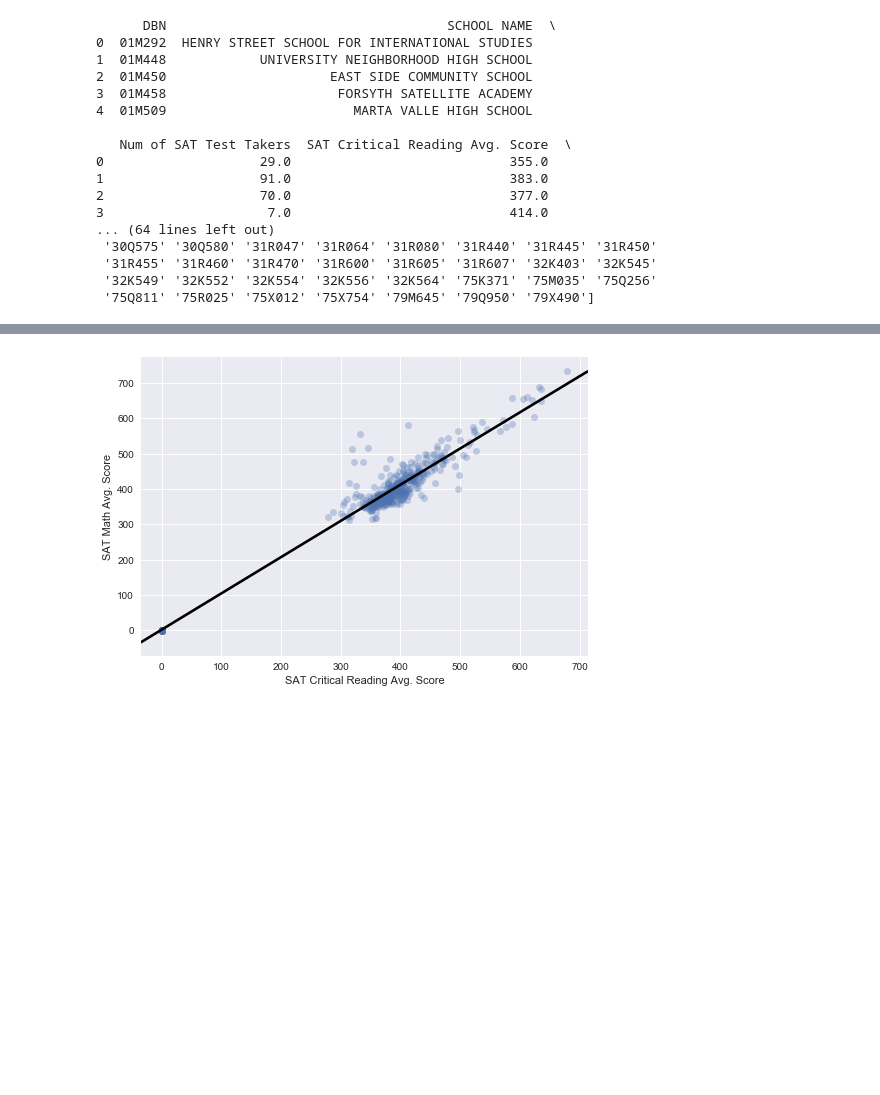
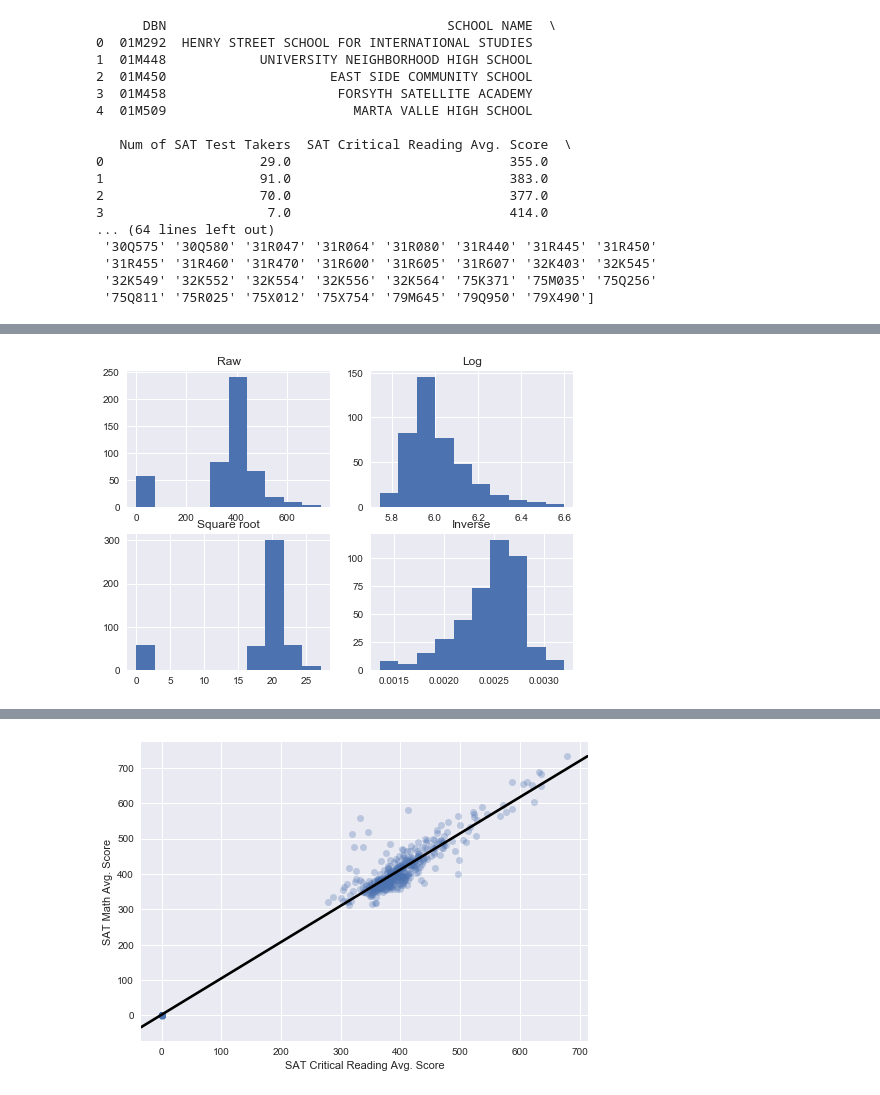
Before and after one commit to sollertis8/Preparing-Dataset-for-Modeling, a Jupyter notebook: Challenge - Preparing a Dataset for Modeling.ipynb, the cells around one changed output, grey strips where cells are left out. Cells and saved outputs as stored; diff of their text form; code cells hidden in the pictures; blank space fills up the shorter version.

```diff
--- a/Challenge - Preparing a Dataset for Modeling.ipynb
+++ b/Challenge - Preparing a Dataset for Modeling.ipynb
@@ -112,0 +180,26 @@ features['sqrt_critical_reading'] = np.sqrt(df['SAT Critical Reading Avg. Score'
+# %%
+# Setup to account for infinite values in transformations
+log_math = np.log(df['SAT Math Avg. Score'].dropna())
+invrse_math = 1/df['SAT Math Avg. Score'].dropna()
+
+# Making a four-panel plot.
+fig = plt.figure()
+
+fig.add_subplot(221)
+plt.hist(df['SAT Math Avg. Score'].dropna())
+plt.title('Raw')
+
+fig.add_subplot(222)
+plt.hist(log_math.replace([np.inf, -np.inf], np.nan).dropna())
+plt.title('Log')
+
+fig.add_subplot(223)
+plt.hist(np.sqrt(df['SAT Math Avg. Score'].dropna()))
+plt.title('Square root')
+
+ax3=fig.add_subplot(224)
+plt.hist(invrse_math.replace([np.inf, -np.inf], np.nan).dropna())
+plt.title('Inverse')
+plt.show()
+# %% [output]
+[figure, added]
```
Also changed, not shown: parts of 12 cells of this notebook.
